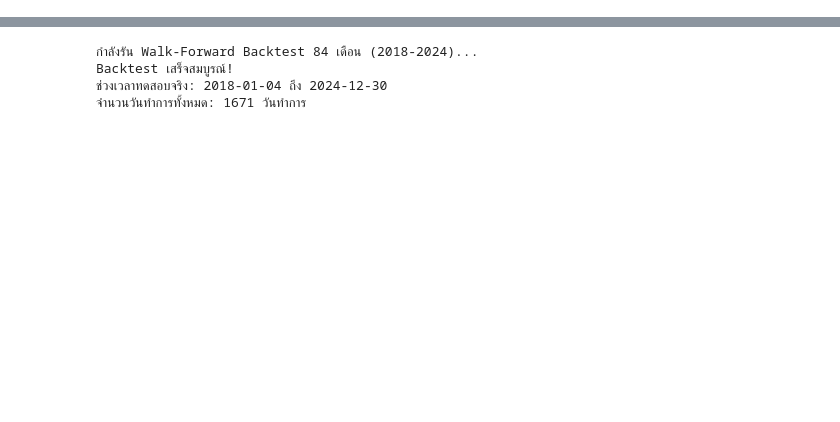
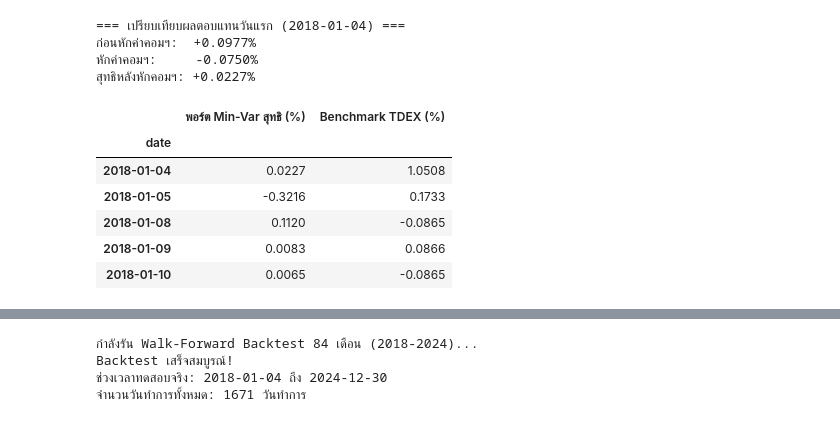
Before and after one commit to passavorn-limmeechokchai/Thai_Equity_Portfolio, a Jupyter notebook: notebooks/04_walk_forward_backtest.ipynb, the cells around one changed output, grey strips where cells are left out. Saved outputs shown, nothing was run; the diff lists cells and outputs as text; code cells hidden in the pictures; blank space fills up the shorter version.

```diff
--- a/notebooks/04_walk_forward_backtest.ipynb
+++ b/notebooks/04_walk_forward_backtest.ipynb
@@ -234,0 +172,15 @@ print(f"-> ค่าคอมมิชชั่นที่ถูกหักใ
+# %%
+prev_w = np.zeros(16)  # เริ่มต้นจากเงินสด (0% ทุกตัว)
+w = w_minvar.values
+
+# 1. คำนวณผลรวมความต่างของน้ำหนัก
+diff = np.abs(w - prev_w)
+turnover = 0.5 * np.sum(diff)
+
+# 2. คำนวณค่าคอมมิชชั่น
+cost_rate = 0.0015  # 0.15%
+cost = turnover * cost_rate
+
+print(f"1. ผลรวมการเปลี่ยนน้ำหนัก sum(|w - prev_w|): {np.sum(diff):.4f}")
+print(f"2. Turnover = 0.5 * {np.sum(diff):.4f} = {turnover:.4f} ({turnover*100:.1f}%)")
+print(f"3. ค่าคอมมิชชั่นที่ต้องจ่าย = {turnover:.4f} x 0.15% = {cost:.6f} ({cost*100:.4f}%)")
@@ -234,0 +197,32 @@ print(f"-> ค่าคอมมิชชั่นที่ถูกหักใ
+# %%
+# 1. คำนวณผลตอบแทนพอร์ตก่อนหักค่าธรรมเนียม
+port_daily_ret = (out_sample @ w).copy()
+ret_raw_day1 = port_daily_ret.iloc[0]
+
+# 2. หักค่าธรรมเนียมในวันทำการแรก
+port_daily_ret.iloc[0] -= cost
+ret_net_day1 = port_daily_ret.iloc[0]
+
+print("=== เปรียบเทียบผลตอบแทนวันแรก (2018-01-04) ===")
+print(f"ก่อนหักค่าคอมฯ:  {ret_raw_day1*100:+.4f}%")
+print(f"หักค่าคอมฯ:     -{cost*100:.4f}%")
+print(f"สุทธิหลังหักคอมฯ: {ret_net_day1*100:+.4f}%")
+
+# ตารางแสดงผลตอบแทน 5 วันแรกของเดือน ม.ค. 2018
+df_show = pd.DataFrame({
+    "พอร์ต Min-Var สุทธิ (%)": port_daily_ret * 100,
+    "Benchmark TDEX (%)": bench_returns.loc[out_sample.index] * 100
+}).round(4)
+display(df_show.head(5))
+# %% [output]
+=== เปรียบเทียบผลตอบแทนวันแรก (2018-01-04) ===
+ก่อนหักค่าคอมฯ:  +0.0977%
+หักค่าคอมฯ:     -0.0750%
+สุทธิหลังหักคอมฯ: +0.0227%
+|  | พอร์ต Min-Var สุทธิ (%) | Benchmark TDEX (%) |
+| date |  |  |
+| 2018-01-04 | 0.0227 | 1.0508 |
+| 2018-01-05 | -0.3216 | 0.1733 |
+| 2018-01-08 | 0.1120 | -0.0865 |
+| 2018-01-09 | 0.0083 | 0.0866 |
+| 2018-01-10 | 0.0065 | -0.0865 |
```
Also changed, not shown: parts of 24 cells of this notebook.
